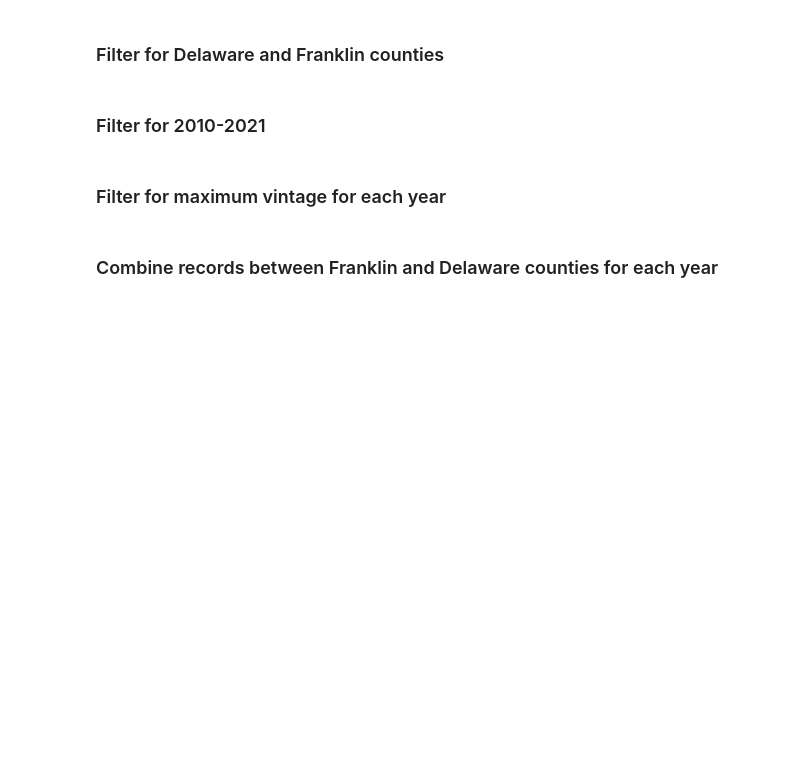
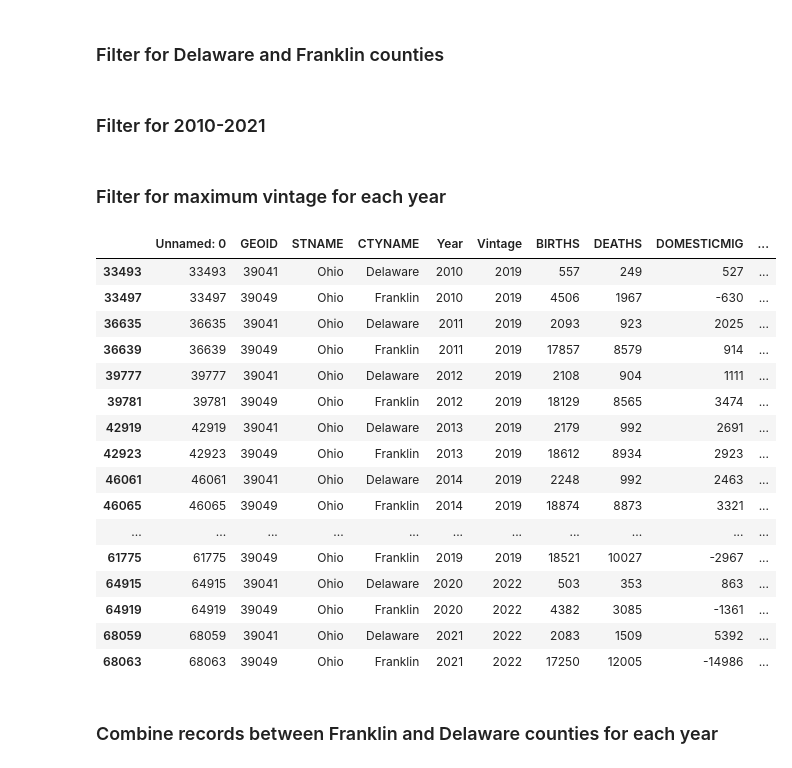
Before and after one commit to olivergwynn/OliverFirstTask, a Jupyter notebook: Task1.ipynb, the cells around one changed output. Saved outputs shown, nothing was run; the diff lists cells and outputs as text; code cells hidden in the pictures; blank space fills up the shorter version.

```diff
--- a/Task1.ipynb
+++ b/Task1.ipynb
@@ -100,9 +99,28 @@ data['Year'] = data['Year'].astype(int)
 # %%
 # Step 1: Group by 'Year' and identify the maximum 'Vintage' for each 'Year'
 max_vintage_per_year = data.groupby('Year')['Vintage'].transform("max")
 
 # Step 2: Filter the original DataFrame to keep only rows with the maximum 'Vintage' for their 'Year'
 data = data[data['Vintage'] == max_vintage_per_year]
+data
+# %% [output]
+|  | Unnamed: 0 | GEOID | STNAME | CTYNAME | Year | Vintage | BIRTHS | DEATHS | DOMESTICMIG | ... |
+| 33493 | 33493 | 39041 | Ohio | Delaware | 2010 | 2019 | 557 | 249 | 527 | ... |
+| 33497 | 33497 | 39049 | Ohio | Franklin | 2010 | 2019 | 4506 | 1967 | -630 | ... |
+| 36635 | 36635 | 39041 | Ohio | Delaware | 2011 | 2019 | 2093 | 923 | 2025 | ... |
+| 36639 | 36639 | 39049 | Ohio | Franklin | 2011 | 2019 | 17857 | 8579 | 914 | ... |
+| 39777 | 39777 | 39041 | Ohio | Delaware | 2012 | 2019 | 2108 | 904 | 1111 | ... |
+| 39781 | 39781 | 39049 | Ohio | Franklin | 2012 | 2019 | 18129 | 8565 | 3474 | ... |
+| 42919 | 42919 | 39041 | Ohio | Delaware | 2013 | 2019 | 2179 | 992 | 2691 | ... |
+| 42923 | 42923 | 39049 | Ohio | Franklin | 2013 | 2019 | 18612 | 8934 | 2923 | ... |
+| 46061 | 46061 | 39041 | Ohio | Delaware | 2014 | 2019 | 2248 | 992 | 2463 | ... |
+| 46065 | 46065 | 39049 | Ohio | Franklin | 2014 | 2019 | 18874 | 8873 | 3321 | ... |
+| ... | ... | ... | ... | ... | ... | ... | ... | ... | ... | ... |
+| 61775 | 61775 | 39049 | Ohio | Franklin | 2019 | 2019 | 18521 | 10027 | -2967 | ... |
+| 64915 | 64915 | 39041 | Ohio | Delaware | 2020 | 2022 | 503 | 353 | 863 | ... |
+| 64919 | 64919 | 39049 | Ohio | Franklin | 2020 | 2022 | 4382 | 3085 | -1361 | ... |
+| 68059 | 68059 | 39041 | Ohio | Delaware | 2021 | 2022 | 2083 | 1509 | 5392 | ... |
+| 68063 | 68063 | 39049 | Ohio | Franklin | 2021 | 2022 | 17250 | 12005 | -14986 | ... |
 # %% [markdown]
 ### Combine records between Franklin and Delaware counties for each year
 # %%
```
Also changed, not shown: parts of 5 cells of this notebook.
